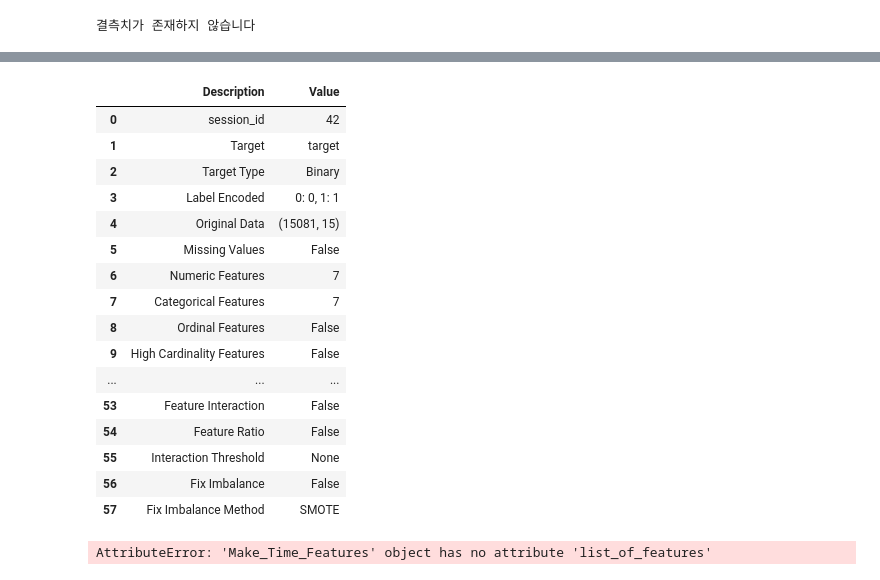
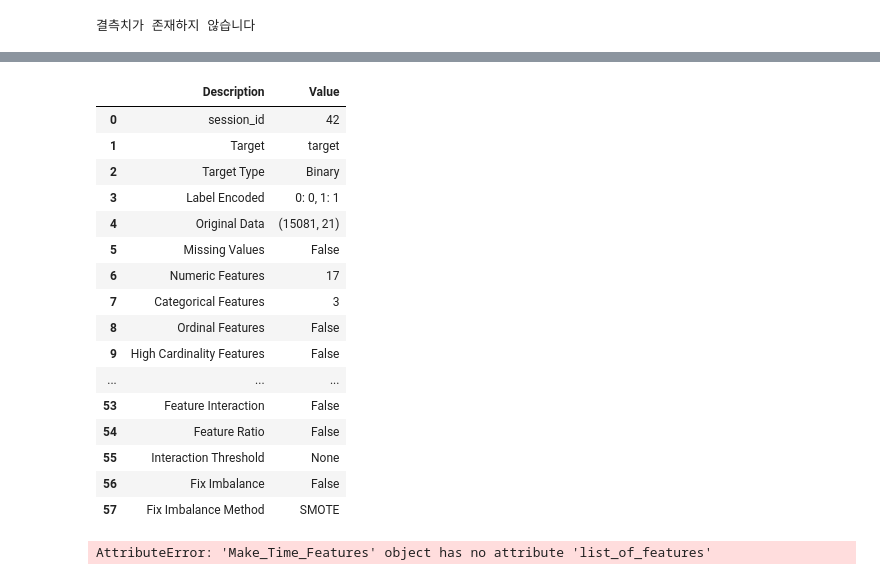
Before and after one commit to ChoiJunhee/dacon, a Jupyter notebook: 인구 데이터 기반 소득 예측 경진대회/NEW_CODE.ipynb, the cells around one changed output, grey strips where cells are left out. Saved outputs shown, nothing was run; the diff lists cells and outputs as text; code cells hidden in the pictures.

```diff
--- a/인구 데이터 기반 소득 예측 경진대회/NEW_CODE.ipynb
+++ b/인구 데이터 기반 소득 예측 경진대회/NEW_CODE.ipynb
@@ -83,0 +124,10 @@ sns.heatmap(train_data.corr())
+# %%
+var = numerical_features[4]
+print(var)
+print('SKEW:',train_data[var].skew())
+print('KURT:',train_data[var].kurt())
+f, ax = plt.subplots(1,2,figsize=(12,6))
+sns.distplot(train_data[var], ax=ax[0])
+sns.distplot(np.log(train_data[var]+1e-9), ax=ax[1])
+train_data[f'log_{var}']=np.log(train_data[var]+1e-9)
+test_data[f'log_{var}']=np.log(test_data[var]+1e-9)
@@ -83,0 +139,10 @@ sns.heatmap(train_data.corr())
+# %%
+var = numerical_features[5]
+print(var)
+print('SKEW:',train_data[var].skew())
+print('KURT:',train_data[var].kurt())
+f, ax = plt.subplots(1,2,figsize=(12,6))
+sns.distplot(train_data[var], ax=ax[0])
+sns.distplot(np.log(train_data[var]+1e-9), ax=ax[1])
+train_data[f'log_{var}']=np.log(train_data[var]+1e-9)
+test_data[f'log_{var}']=np.log(test_data[var]+1e-9)
@@ -83,0 +161,12 @@ sns.heatmap(train_data.corr())
+# %%
+var = numerical_features[6]
+print(var)
+print('MEAN:',train_data[var].mean())
+print('STD:',train_data[var].std())
+f, ax = plt.subplots(1,2,figsize=(12,6))
+sns.distplot(train_data[var], ax=ax[0])
+sns.distplot(np.log(train_data[var]+1e-9), ax=ax[1])
+train_data[f'log_{var}']=np.log(train_data[var]+1e-9)
+test_data[f'log_{var}']=np.log(test_data[var]+1e-9)
+print('MEAN:',train_data[f'log_{var}'].mean())
+print('STD:',train_data[f'log_{var}'].std())
@@ -84,3 +180,11 @@ sns.heatmap(train_data.corr())
+# %%
+from sklearn.preprocessing import LabelEncoder
+
+for var in categorical_features:
+    le = LabelEncoder()
+    le.fit(train_data[var])
+    train_data[var] = le.transform(train_data[var])
+    test_data[var] = le.transform(test_data[var])
 # %%
 from pycaret.classification import *
 import scipy, sklearn, lightgbm, pycaret
@@ -88,20 +191,20 @@ import numpy as np
 # %%
-exp = setup(data=train_input,
+exp = setup(data=train_data,
             target='target',
             fold_shuffle=True,
             imputation_type='iterative',
             session_id = 42
            )
 # %% [output]
 |  | Description | Value |
 | 0 | session_id | 42 |
 | 1 | Target | target |
 | 2 | Target Type | Binary |
 | 3 | Label Encoded | 0: 0, 1: 1 |
-| 4 | Original Data | (15081, 15) |
+| 4 | Original Data | (15081, 21) |
 | 5 | Missing Values | False |
-| 6 | Numeric Features | 7 |
-| 7 | Categorical Features | 7 |
+| 6 | Numeric Features | 17 |
+| 7 | Categorical Features | 3 |
 | 8 | Ordinal Features | False |
 | 9 | High Cardinality Features | False |
 | ... | ... | ... |
```
Also changed, not shown: parts of 22 cells of this notebook, 10 other files.
